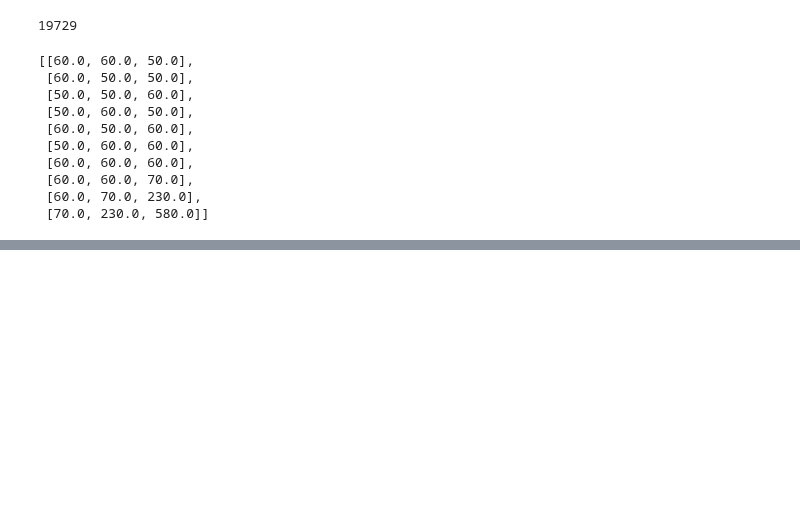
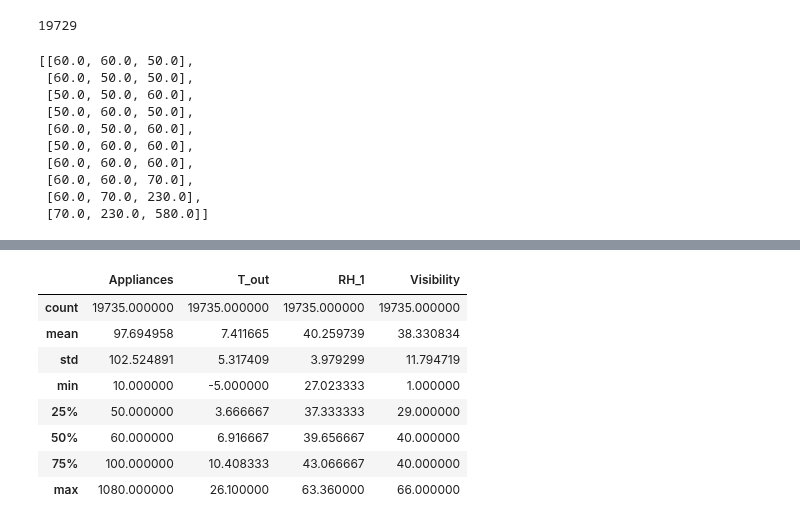
Before and after one commit to shelly2904/DATA_SCIENCE, a Jupyter notebook: Time Series/Time_Series_using_Deep_Learning.ipynb, the cells around one changed output, grey strips where cells are left out. Saved outputs shown, nothing was run; the diff lists cells and outputs as text; code cells hidden in the pictures; blank space fills up the shorter version.

```diff
--- a/Time Series/Time_Series_using_Deep_Learning.ipynb
+++ b/Time Series/Time_Series_using_Deep_Learning.ipynb
@@ -126,0 +145,12 @@ ts_generator = TimeseriesGenerator(features[:-2], multi_target, length=6, sampli
+# %%
+df_input.describe()
+# %% [output]
+|  | Appliances | T_out | RH_1 | Visibility |
+| count | 19735.000000 | 19735.000000 | 19735.000000 | 19735.000000 |
+| mean | 97.694958 | 7.411665 | 40.259739 | 38.330834 |
+| std | 102.524891 | 5.317409 | 3.979299 | 11.794719 |
+| min | 10.000000 | -5.000000 | 27.023333 | 1.000000 |
+| 25% | 50.000000 | 3.666667 | 37.333333 | 29.000000 |
+| 50% | 60.000000 | 6.916667 | 39.656667 | 40.000000 |
+| 75% | 100.000000 | 10.408333 | 43.066667 | 40.000000 |
+| max | 1080.000000 | 26.100000 | 63.360000 | 66.000000 |
```
Also changed, not shown: parts of 26 cells of this notebook.
